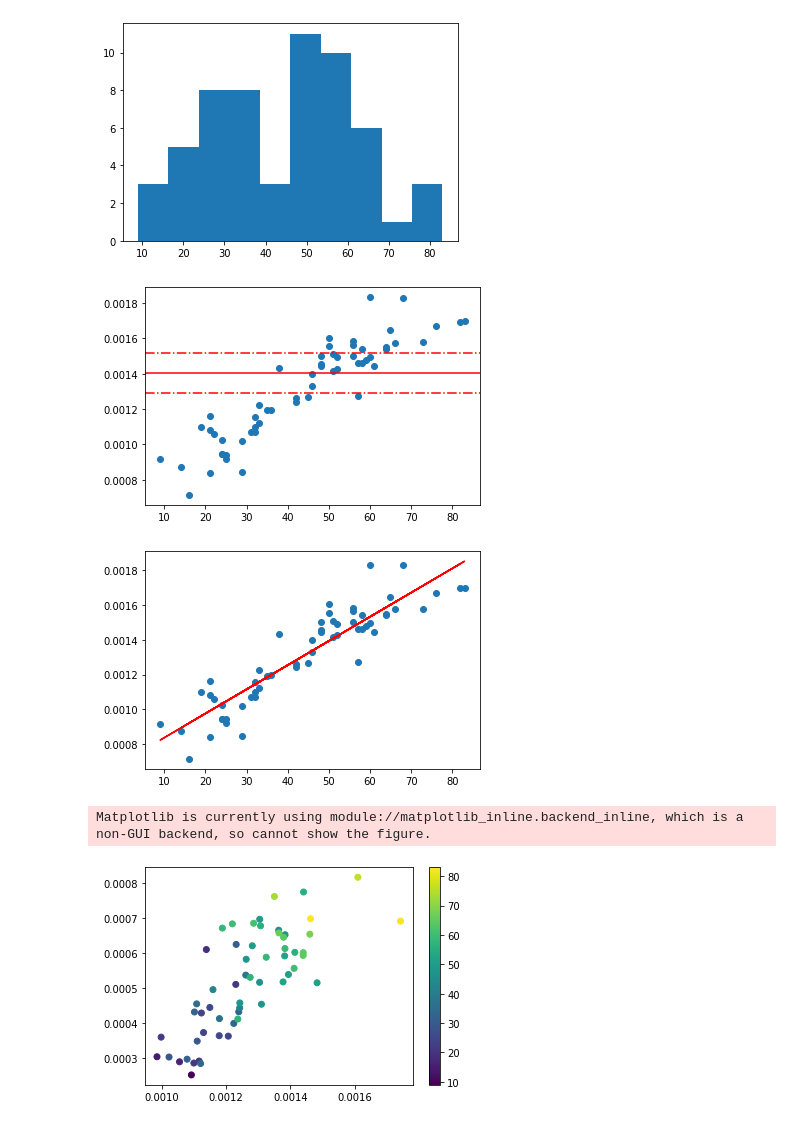
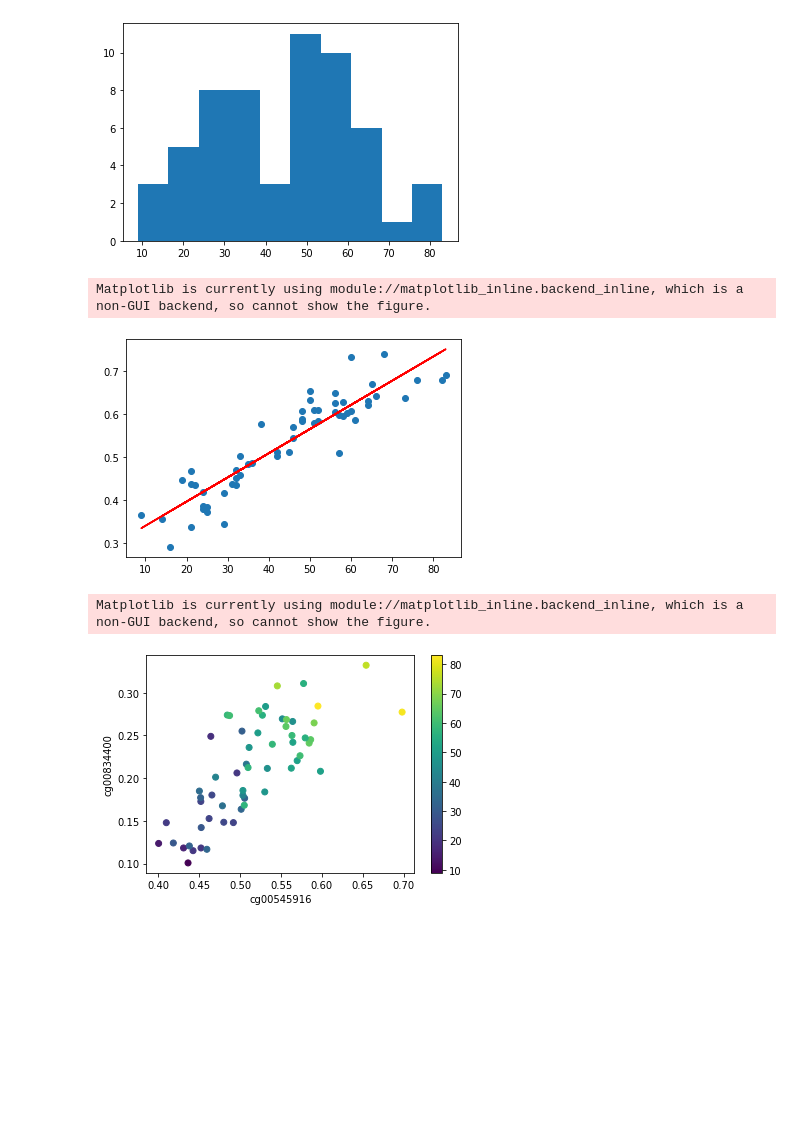
Before and after one commit to DrXlor/ML_BioAge, a Jupyter notebook: BioAge_from_CPG.ipynb, the cells around one changed output. Cells and saved outputs as stored; diff of their text form; code cells hidden in the pictures; blank space fills up the shorter version.

Commit message:
Feature selection update:
> from ndarray to series

```diff
--- a/BioAge_from_CPG.ipynb
+++ b/BioAge_from_CPG.ipynb
@@ -27,7 +25,9 @@ names = names.replace(np.nan, "0")
 # %%
-y = data["age"]
-y = y.to_numpy()
-X = Normalizer().fit_transform(X)
+y = x_cpg["Age"]
+#y = y.to_numpy()
+X = x_cpg.drop(["Age","Gene_Name"], axis = 1)
+
+#X = Normalizer().fit_transform(X)
 # %%
 y = y[29:]
 X = X[29:]
@@ -36,6 +36,11 @@ plt.show()
 # %% [output]
 [figure]
 # %%
-test1 = SelectKBest(score_func=f_regression, k=50)
-fit = test1.fit(X, y)
-X = fit.transform(X)
+from sklearn.feature_selection import SelectKBest
+from sklearn.feature_selection import f_regression
+
+selector_k = SelectKBest(score_func=f_regression, k=50)
+fit = selector_k.fit(X, y)
+cols = selector_k.get_support(indices=True)
+X = X.iloc[:,cols]
+#X = fit.transform(X)
@@ -56,31 +47,17 @@ for i in range(len(important_features) - 1):
-# %%
-importances = list(importances)
-top_importances = importances[0:10]
-top_X = X[..., top_importances]
-X = X[..., importances]
 # %%
 feature = 8
 ox = y
-oy = X[:, feature]
+oy = X.iloc[:, feature]
 # %%
-fig1 = plt.figure()
-ax = plt.axes()
-
-ax.scatter(ox, oy)
-median = np.median(oy)
-ax.axhline(median, c="r")
-ax.axhline((median - (0.1 * (max(oy - min(oy))))), c="r", linestyle="-.")
-ax.axhline((median + (0.1 * (max(oy - min(oy))))), c="r", linestyle="-.")
-fig1.show()
-
 fig2 = plt.figure()
 ax = plt.axes()
 ax.plot(ox, oy, 'o')
 m, b = np.polyfit(ox, oy, 1)
 ax.plot(ox, m * ox + b, c="r")
+ax.plot(ox, m * ox + b, c="r")
 fig2.show()
 # %% [output]
+Matplotlib is currently using module://matplotlib_inline.backend_inline, which is a non-GUI backend, so cannot show the figure.
-[figure, old version]
+[figure, new version]
-[figure, removed]
 # %%
 #for i in range(10):
@@ -92,13 +69,17 @@ fig2.show()
 # %%
 fig3 = plt.figure()
 ax = plt.axes()
+cpg1 = X.iloc[:, 0]
+cpg2 = X.iloc[:, 1]
 
-ox = X[:, 0]
-oy = X[:, 1]
-image = ax.scatter(ox, oy, c=y)
+image = ax.scatter(cpg1, cpg2, c=y)
 fig3.colorbar(image, ax=ax)
+df_columns = X.columns
+
+plt.xlabel(df_columns[0])
+plt.ylabel(df_columns[1])
 
 fig3.show()
 # %% [output]
 Matplotlib is currently using module://matplotlib_inline.backend_inline, which is a non-GUI backend, so cannot show the figure.
-[figure, old version]
+[figure, new version]
```
Also changed, not shown: parts of 14 cells of this notebook.
